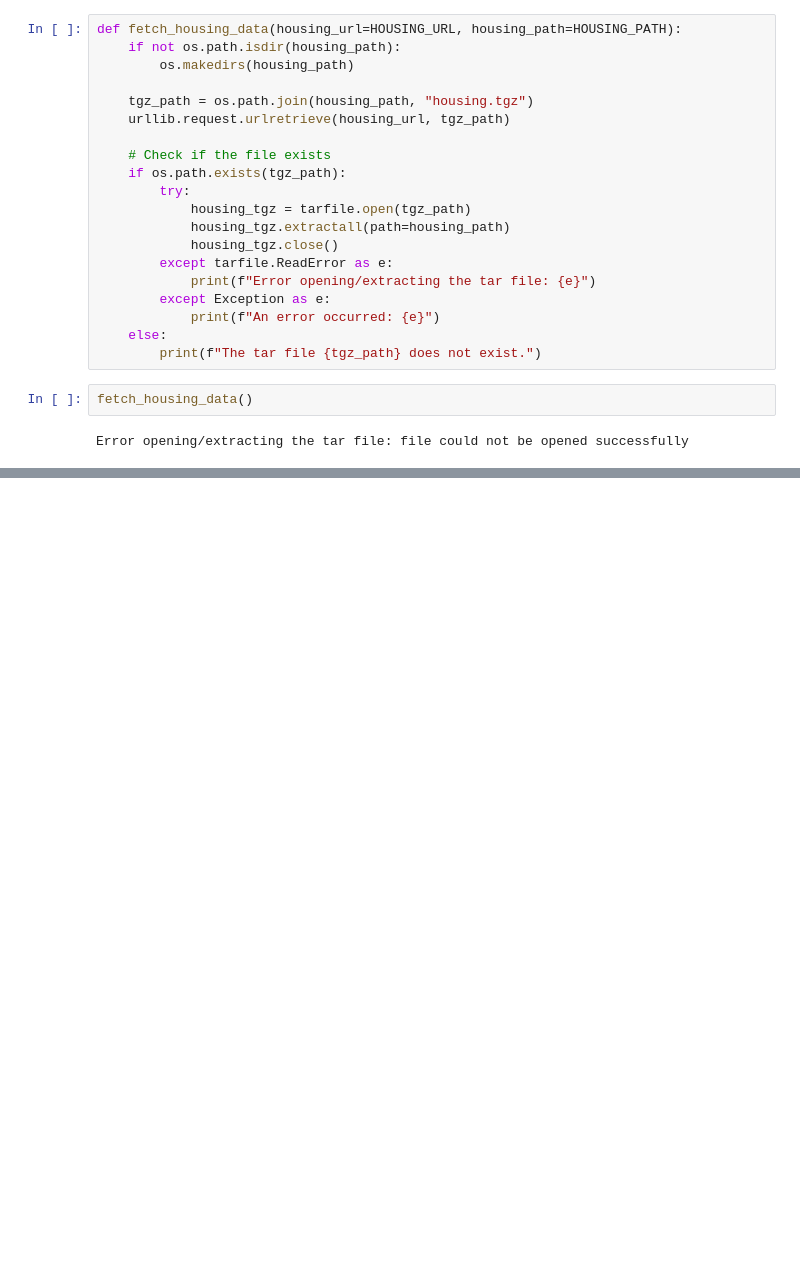
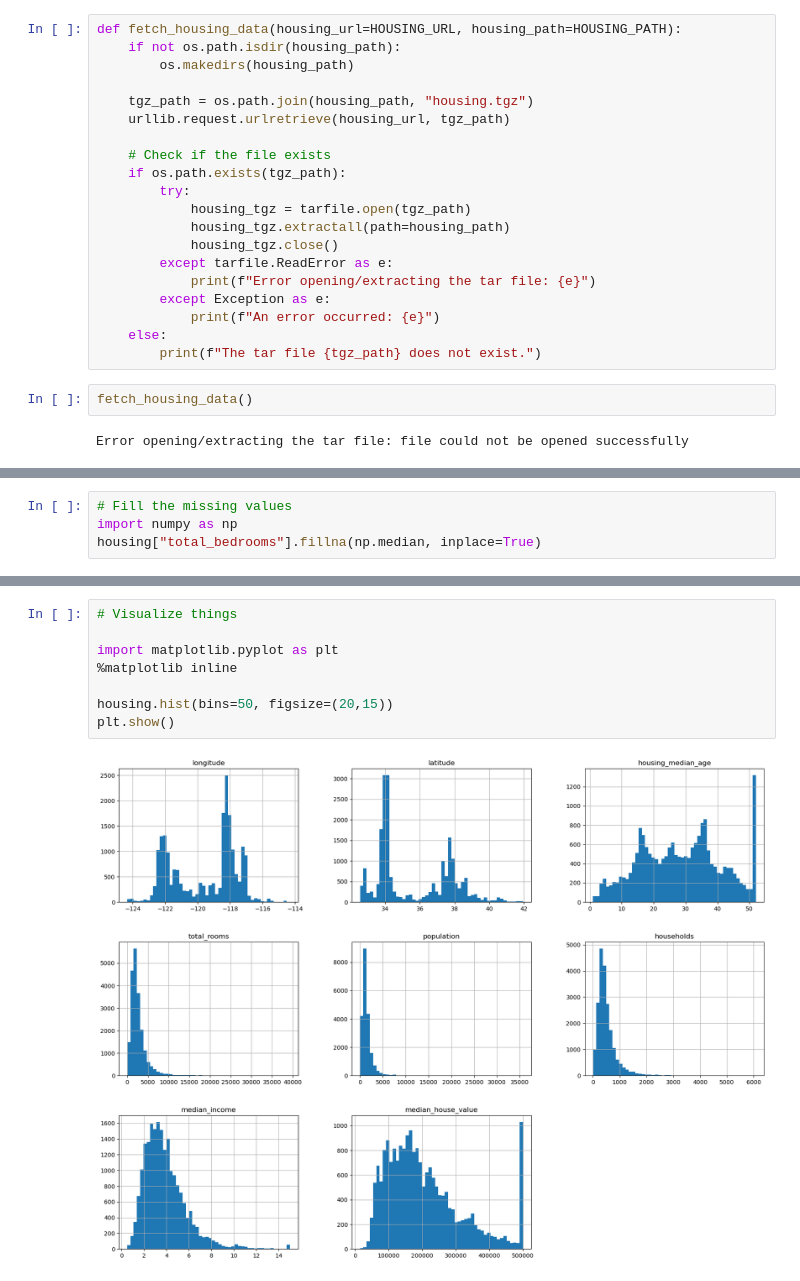
Before and after one commit to mukesh1996-ds/California-Housing-Prices-Prediction, a Jupyter notebook: ResearchNotebook/notebook.ipynb, the cells around one changed output, grey strips where cells are left out. Cells and saved outputs as stored; diff of their text form; blank space fills up the shorter version.

```diff
--- a/ResearchNotebook/notebook.ipynb
+++ b/ResearchNotebook/notebook.ipynb
@@ -45,0 +122,4 @@ housing.head()
+# %%
+# Fill the missing values
+import numpy as np
+housing["total_bedrooms"].fillna(np.median, inplace=True)
@@ -45,0 +147,10 @@ housing.head()
+# %%
+# Visualize things
+
+import matplotlib.pyplot as plt
+%matplotlib inline
+
+housing.hist(bins=50, figsize=(20,15))
+plt.show()
+# %% [output]
+[figure, added]
```
Also changed, not shown: parts of 19 cells of this notebook, 1 other file.
